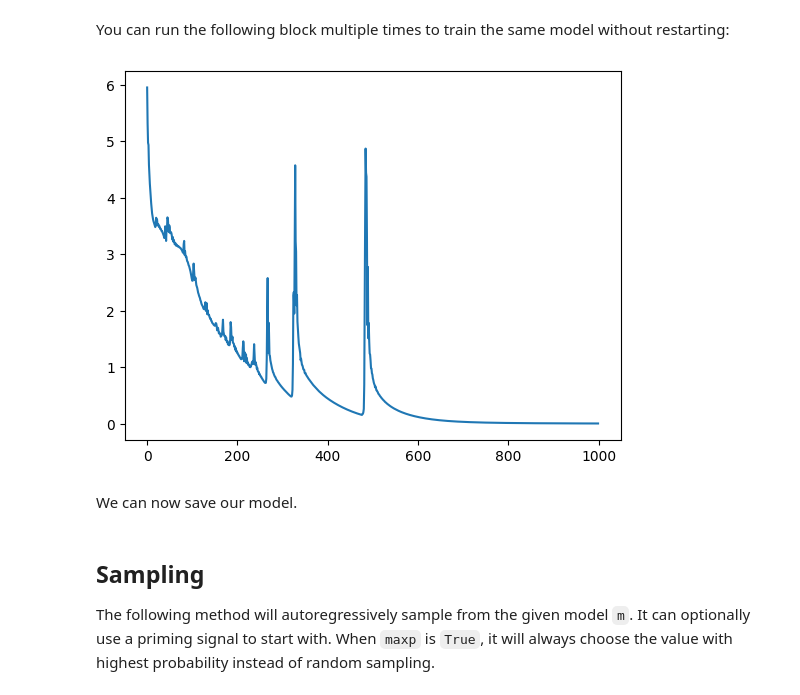
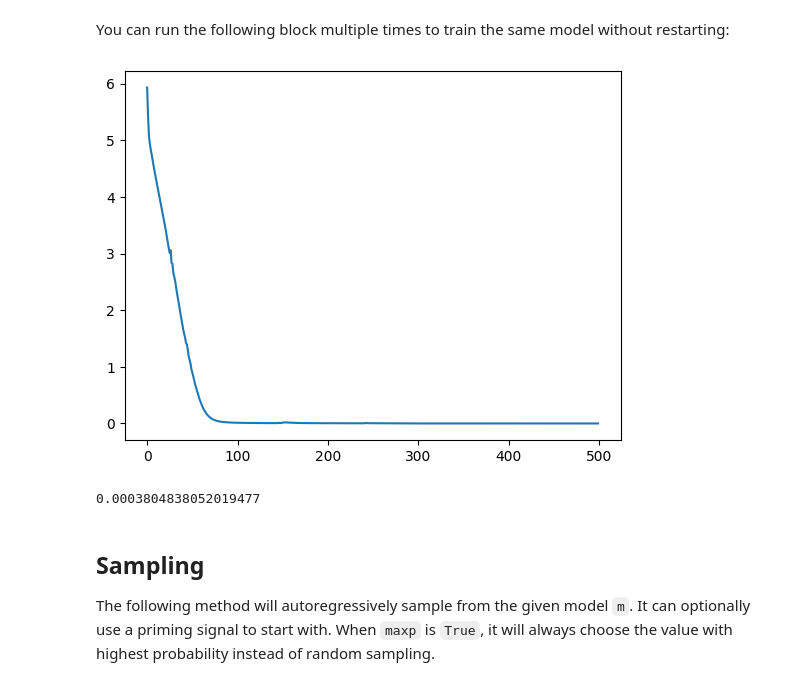
Before and after one commit to necrashter/SaShiMi-796, a Jupyter notebook: main.ipynb, the cells around one changed output. Drawn from its saved outputs; the diff is of its cells as text; code cells hidden in the pictures.

Commit message:
Use mu-law encoding and Embedding layer in Youtube Mix dataset

```diff
--- a/main.ipynb
+++ b/main.ipynb
@@ -194,7 +200,8 @@ model = SaShiMi(
     output_dim=256,
     state_dim=64,
     sequence_length=16000*2,
-    block_count=8,
+    block_count=4,
+    encoder=Embedding(256, 64),
 ).to(device)
 # %% [markdown]
 For "simplicity", they don't train the low-rank term $pp^*$, the $B$ matrix and the timescale $\Delta$. In some of our full dataset experiments, we do the same, but we still train $\Delta$ because they don't provide the initial value for that parameter.
@@ -228,23 +237,21 @@ losses = []
 You can run the following block multiple times to train the same model without restarting:
 # %%
 model.train()
-for epoch in tqdm(range(1000), leave=False):
-    train_loss = 0.0
+for epoch in tqdm(range(500), leave=False):
     for x, y in overfit_dataset:
-        y_hat = model(x.unsqueeze(1))
+        y_hat = model(x)
         loss = criterion(y_hat.view(-1, 256), y.view(-1))
 
         loss_val = loss.detach().cpu().item()
-        train_loss += loss_val
         losses.append(loss_val)
 
         optimizer.zero_grad()
         loss.backward()
         optimizer.step()
 
 plt.plot(losses)
 plt.show()
+losses[-1]
 # %% [output]
-[figure, old version]
+[figure, new version]
+0.0003804838052019477
-# %% [markdown]
-We can now save our model.
```
Also changed, not shown: parts of 24 cells of this notebook, 1 other file.
